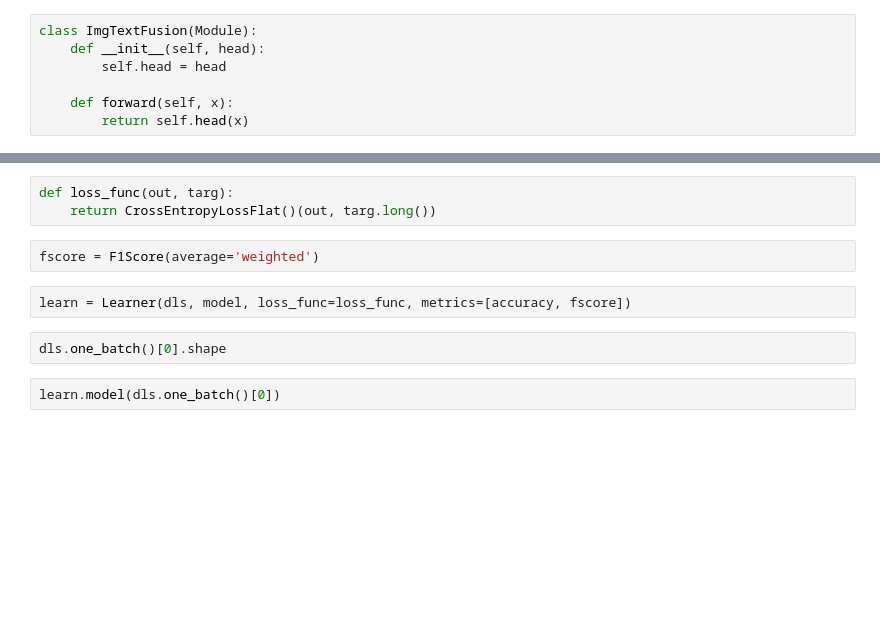
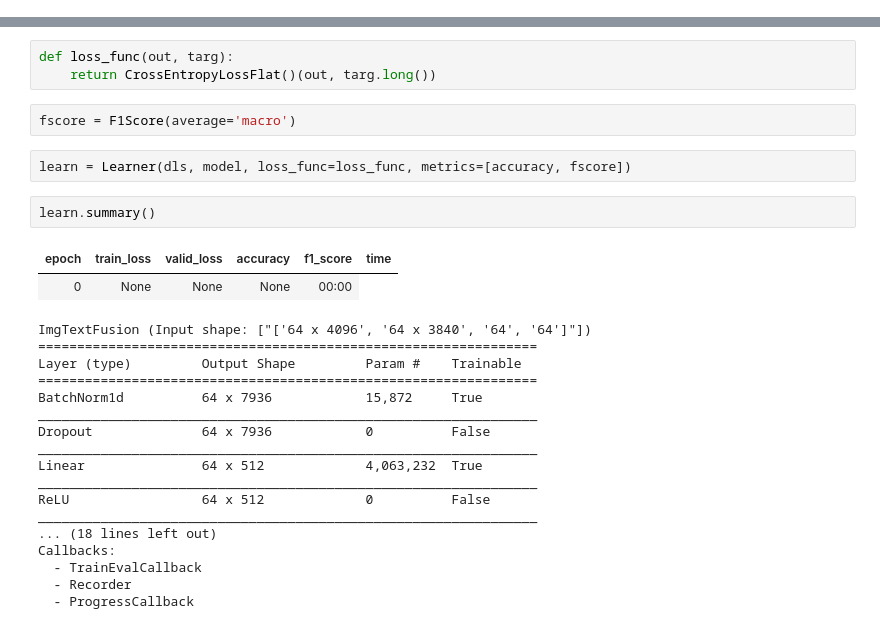
Before and after one commit to peluz/victor-visual-text, a Jupyter notebook: img_text_fusion.ipynb, the cells around one changed output, grey strips where cells are left out. Cells and saved outputs as stored; diff of their text form; blank space fills up the shorter version.

```diff
--- a/img_text_fusion.ipynb
+++ b/img_text_fusion.ipynb
@@ -66,7 +111,0 @@ test_dls = test_dsets.dataloaders()
-# %%
-class ImgTextFusion(Module):
-    def __init__(self, head):
-        self.head = head
-
-    def forward(self, x):
-        return self.head(x)
@@ -94,10 +171,28 @@ model
 def loss_func(out, targ):
     return CrossEntropyLossFlat()(out, targ.long())
 # %%
-fscore = F1Score(average='weighted')
+fscore = F1Score(average='macro')
 # %%
 learn = Learner(dls, model, loss_func=loss_func, metrics=[accuracy, fscore])
-# %%
-dls.one_batch()[0].shape
-# %%
-learn.model(dls.one_batch()[0])
+# %%
+learn.summary()
+# %% [output]
+| epoch | train_loss | valid_loss | accuracy | f1_score | time |
+| 0 | None | None | None | 00:00 |
+ImgTextFusion (Input shape: ["['64 x 4096', '64 x 3840', '64', '64']"])
+================================================================
+Layer (type)         Output Shape         Param #    Trainable
+================================================================
+BatchNorm1d          64 x 7936            15,872     True
+________________________________________________________________
+Dropout              64 x 7936            0          False
+________________________________________________________________
+Linear               64 x 512             4,063,232  True
+________________________________________________________________
+ReLU                 64 x 512             0          False
+________________________________________________________________
+... (18 lines left out)
+Callbacks:
+  - TrainEvalCallback
+  - Recorder
+  - ProgressCallback
```
Also changed, not shown: parts of 47 cells of this notebook, 1 other file.
